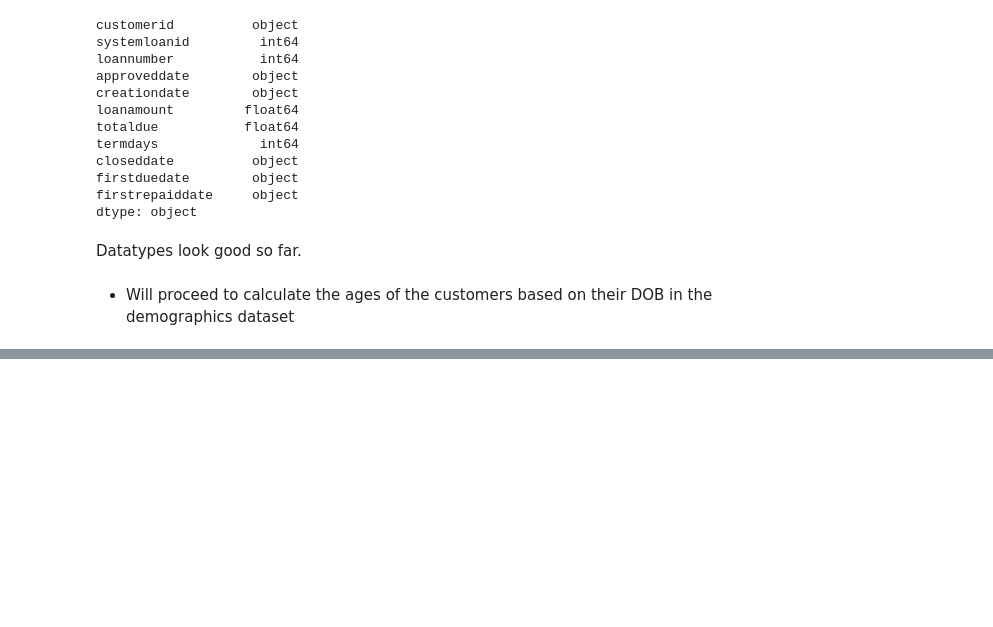
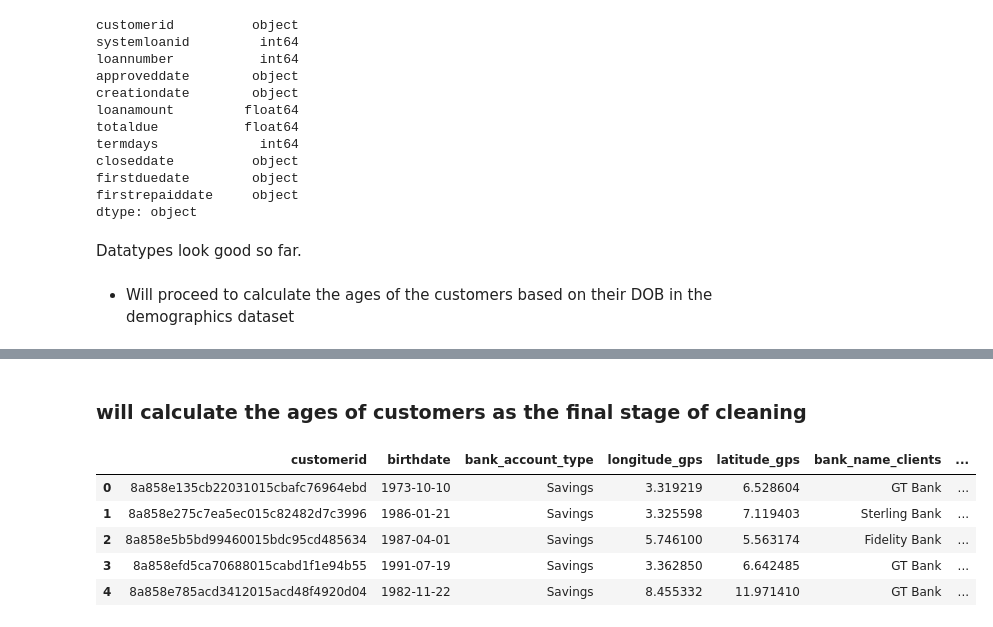
Before and after one commit to mbururyan/Loan-Default-Prediction, a Jupyter notebook: data_cleaning.ipynb, the cells around one changed output, grey strips where cells are left out. Cells and saved outputs as stored; diff of their text form; code cells hidden in the pictures; blank space fills up the shorter version.

Commit message:
calculated ages of clients

```diff
--- a/data_cleaning.ipynb
+++ b/data_cleaning.ipynb
@@ -301,3 +301,18 @@ demo.head()
 | 2 | 8a858e5b5bd99460015bdc95cd485634 | 1987-04-01 00:00:00.000000 | Savings | 5.746100 | 5.563174 | Fidelity Bank | ... |
 | 3 | 8a858efd5ca70688015cabd1f1e94b55 | 1991-07-19 00:00:00.000000 | Savings | 3.362850 | 6.642485 | GT Bank | ... |
 | 4 | 8a858e785acd3412015acd48f4920d04 | 1982-11-22 00:00:00.000000 | Savings | 8.455332 | 11.971410 | GT Bank | ... |
+# %% [markdown]
+### will calculate the ages of customers as the final stage of cleaning
+# %%
+# Will attempt to calculate age from the customers' birthdates
+
+demo['birthdate'] = demo['birthdate'].str.strip('00:00:00.000000').astype(str)
+# %%
+demo.head()
+# %% [output]
+|  | customerid | birthdate | bank_account_type | longitude_gps | latitude_gps | bank_name_clients | ... |
+| 0 | 8a858e135cb22031015cbafc76964ebd | 1973-10-10 | Savings | 3.319219 | 6.528604 | GT Bank | ... |
+| 1 | 8a858e275c7ea5ec015c82482d7c3996 | 1986-01-21 | Savings | 3.325598 | 7.119403 | Sterling Bank | ... |
+| 2 | 8a858e5b5bd99460015bdc95cd485634 | 1987-04-01 | Savings | 5.746100 | 5.563174 | Fidelity Bank | ... |
+| 3 | 8a858efd5ca70688015cabd1f1e94b55 | 1991-07-19 | Savings | 3.362850 | 6.642485 | GT Bank | ... |
+| 4 | 8a858e785acd3412015acd48f4920d04 | 1982-11-22 | Savings | 8.455332 | 11.971410 | GT Bank | ... |
```
Also changed, not shown: parts of 4 cells of this notebook.
